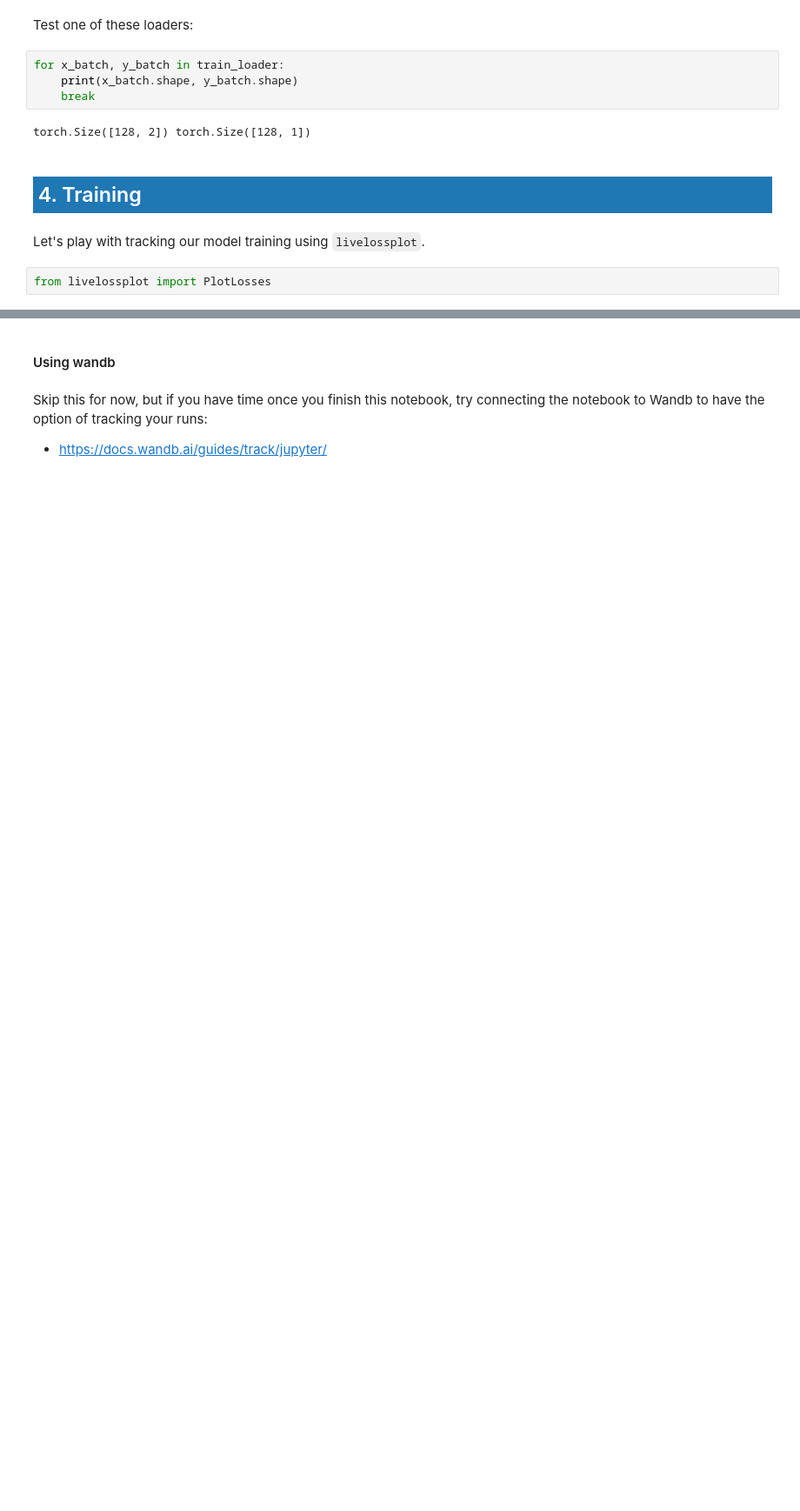
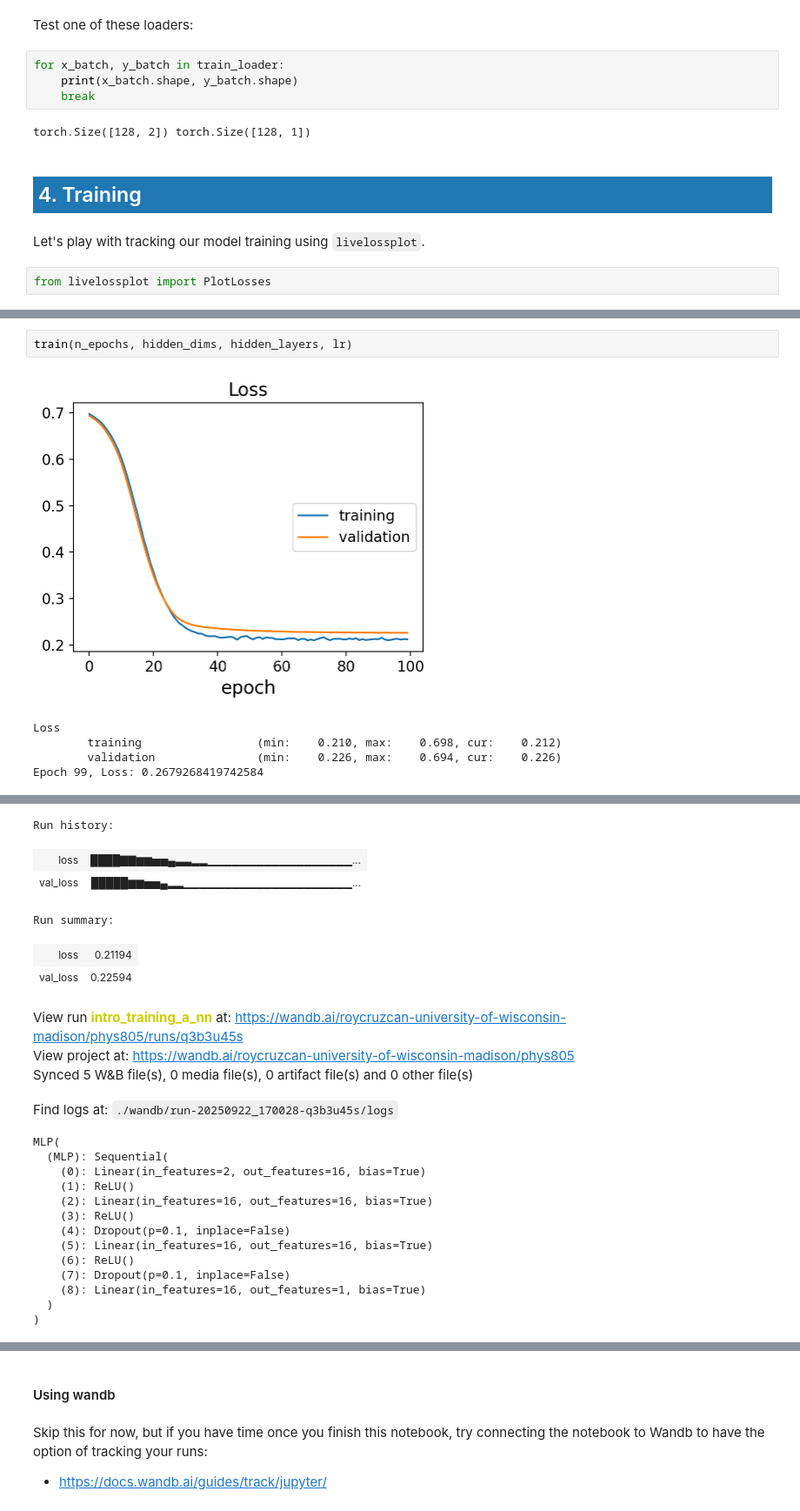
Before and after one commit to roy-cruz/MLPhysics_Course, a Jupyter notebook: in_class_work/1_intro_training_a_nn.ipynb, the cells around one changed output, grey strips where cells are left out. Shown at 87% size. Saved outputs shown, nothing was run; the diff lists cells and outputs as text; blank space fills up the shorter version.

```diff
--- a/in_class_work/1_intro_training_a_nn.ipynb
+++ b/in_class_work/1_intro_training_a_nn.ipynb
@@ -356,0 +379,8 @@ Epoch 99, Loss: 0.2402983158826828
+# %%
+train(n_epochs, hidden_dims, hidden_layers, lr)
+# %% [output]
+[figure, added]
+Loss
+        training                 (min:    0.210, max:    0.698, cur:    0.212)
+        validation               (min:    0.226, max:    0.694, cur:    0.226)
+Epoch 99, Loss: 0.2679268419742584
@@ -356,0 +388,23 @@ Epoch 99, Loss: 0.2402983158826828
+Run history:
+| loss | ████▇▇▆▆▅▅▄▃▃▂▂▁▁▁▁▁▁▁▁▁▁▁▁▁▁▁▁▁▁... |
+| val_loss | █████▆▆▅▅▄▂▂▁▁▁▁▁▁▁▁▁▁▁▁▁▁▁▁▁▁▁▁▁... |
+Run summary:
+| loss | 0.21194 |
+| val_loss | 0.22594 |
+View run intro_training_a_nn at: https://wandb.ai/roycruzcan-university-of-wisconsin-madison/phys805/runs/q3b3u45s
+View project at: https://wandb.ai/roycruzcan-university-of-wisconsin-madison/phys805
+Synced 5 W&B file(s), 0 media file(s), 0 artifact file(s) and 0 other file(s)
+Find logs at: ./wandb/run-20250922_170028-q3b3u45s/logs
+MLP(
+  (MLP): Sequential(
+    (0): Linear(in_features=2, out_features=16, bias=True)
+    (1): ReLU()
+    (2): Linear(in_features=16, out_features=16, bias=True)
+    (3): ReLU()
+    (4): Dropout(p=0.1, inplace=False)
+    (5): Linear(in_features=16, out_features=16, bias=True)
+    (6): ReLU()
+    (7): Dropout(p=0.1, inplace=False)
+    (8): Linear(in_features=16, out_features=1, bias=True)
+  )
+)
```
Also changed, not shown: parts of 20 cells of this notebook, 4 other files.
